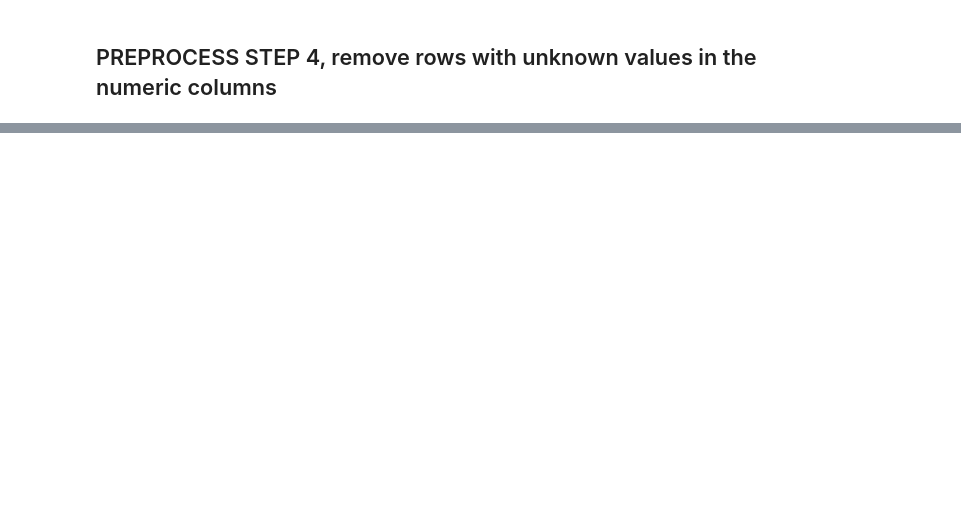
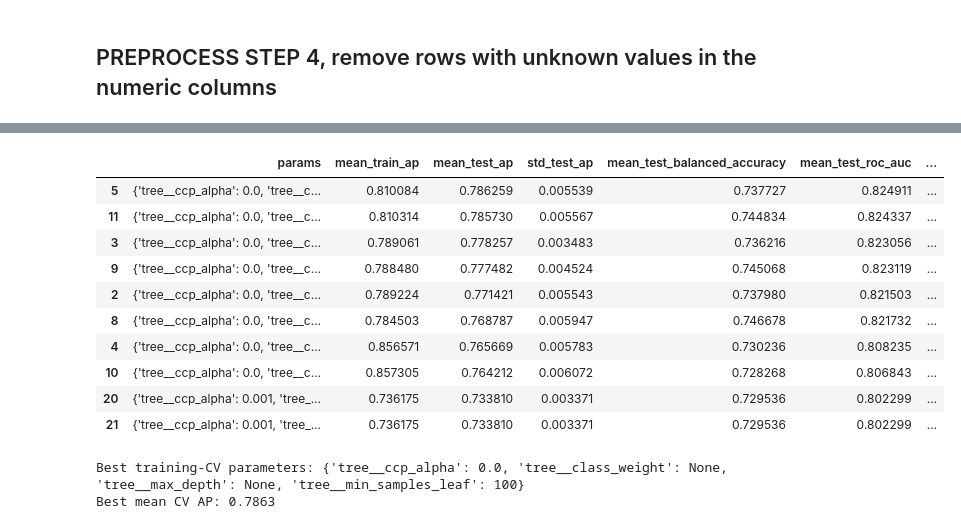
Before and after one commit to tysonbeach/COSC522_team_13, a Jupyter notebook: project/decision_tree.ipynb, the cells around one changed output, grey strips where cells are left out. Saved outputs shown, nothing was run; the diff lists cells and outputs as text; code cells hidden in the pictures; blank space fills up the shorter version.

```diff
--- a/project/decision_tree.ipynb
+++ b/project/decision_tree.ipynb
@@ -164,0 +330,39 @@ base_impact_post_df = FULL_SET[ID_COLS + ["FATAL"] + BASE_IMPACT_POST_FEATURES]
+# %%
+param_grid = {
+    "tree__max_depth": [4, 8, None],
+    "tree__min_samples_leaf": [20, 100],
+    "tree__ccp_alpha": [0.0, 0.001],
+    "tree__class_weight": [None, "balanced"],
+}
+search = GridSearchCV(make_tree(), param_grid, scoring=scoring, refit="ap",
+                      cv=cv_splits, n_jobs=2, error_score="raise", return_train_score=True)
+search.fit(X_train, y_train)
+cv_results = pd.DataFrame(search.cv_results_).sort_values("rank_test_ap")
+display(cv_results[["params", "mean_train_ap", "mean_test_ap", "std_test_ap",
+                    "mean_test_balanced_accuracy", "mean_test_roc_auc", "mean_test_f1"]].head(10))
+print("Best training-CV parameters:", search.best_params_)
+print(f"Best mean CV AP: {search.best_score_:.4f}")
+cv_results.to_csv(RESULT_DIR / f"precrash_cv_{YEAR}.csv", index=False)
+
+fitted_models = {}
+for name, model in candidates.items():
+    fitted_models[name] = model.fit(X_train, y_train)
+fitted_models["Tuned (CV AP)"] = search.best_estimator_
+dummy = DummyClassifier(strategy="most_frequent").fit(X_train, y_train)
+# Freeze the model choice here, before examining holdout scores.
+selected_name = "Tuned (CV AP)"
+selected_model = fitted_models[selected_name]
+# %% [output]
+|  | params | mean_train_ap | mean_test_ap | std_test_ap | mean_test_balanced_accuracy | mean_test_roc_auc | ... |
+| 5 | {'tree__ccp_alpha': 0.0, 'tree__c... | 0.810084 | 0.786259 | 0.005539 | 0.737727 | 0.824911 | ... |
+| 11 | {'tree__ccp_alpha': 0.0, 'tree__c... | 0.810314 | 0.785730 | 0.005567 | 0.744834 | 0.824337 | ... |
+| 3 | {'tree__ccp_alpha': 0.0, 'tree__c... | 0.789061 | 0.778257 | 0.003483 | 0.736216 | 0.823056 | ... |
+| 9 | {'tree__ccp_alpha': 0.0, 'tree__c... | 0.788480 | 0.777482 | 0.004524 | 0.745068 | 0.823119 | ... |
+| 2 | {'tree__ccp_alpha': 0.0, 'tree__c... | 0.789224 | 0.771421 | 0.005543 | 0.737980 | 0.821503 | ... |
+| 8 | {'tree__ccp_alpha': 0.0, 'tree__c... | 0.784503 | 0.768787 | 0.005947 | 0.746678 | 0.821732 | ... |
+| 4 | {'tree__ccp_alpha': 0.0, 'tree__c... | 0.856571 | 0.765669 | 0.005783 | 0.730236 | 0.808235 | ... |
+| 10 | {'tree__ccp_alpha': 0.0, 'tree__c... | 0.857305 | 0.764212 | 0.006072 | 0.728268 | 0.806843 | ... |
+| 20 | {'tree__ccp_alpha': 0.001, 'tree_... | 0.736175 | 0.733810 | 0.003371 | 0.729536 | 0.802299 | ... |
+| 21 | {'tree__ccp_alpha': 0.001, 'tree_... | 0.736175 | 0.733810 | 0.003371 | 0.729536 | 0.802299 | ... |
+Best training-CV parameters: {'tree__ccp_alpha': 0.0, 'tree__class_weight': None, 'tree__max_depth': None, 'tree__min_samples_leaf': 100}
+Best mean CV AP: 0.7863
```
Also changed, not shown: parts of 24 cells of this notebook.
